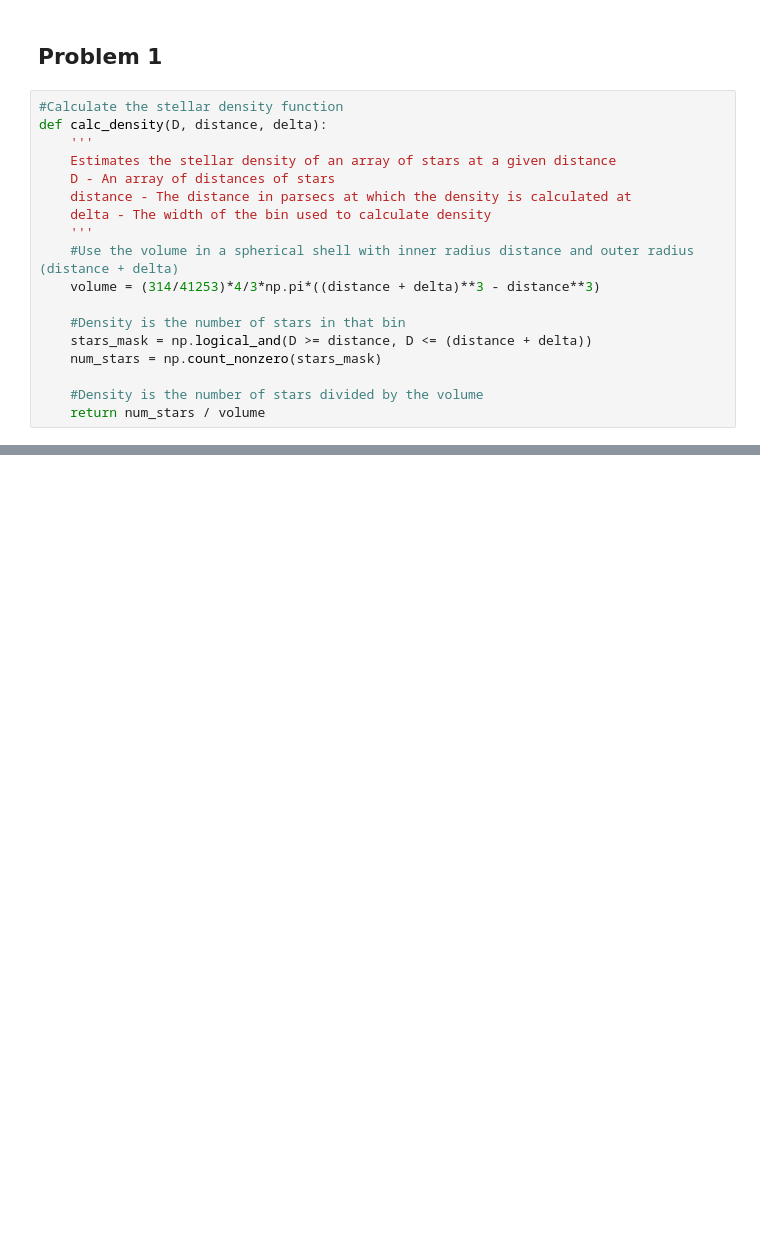
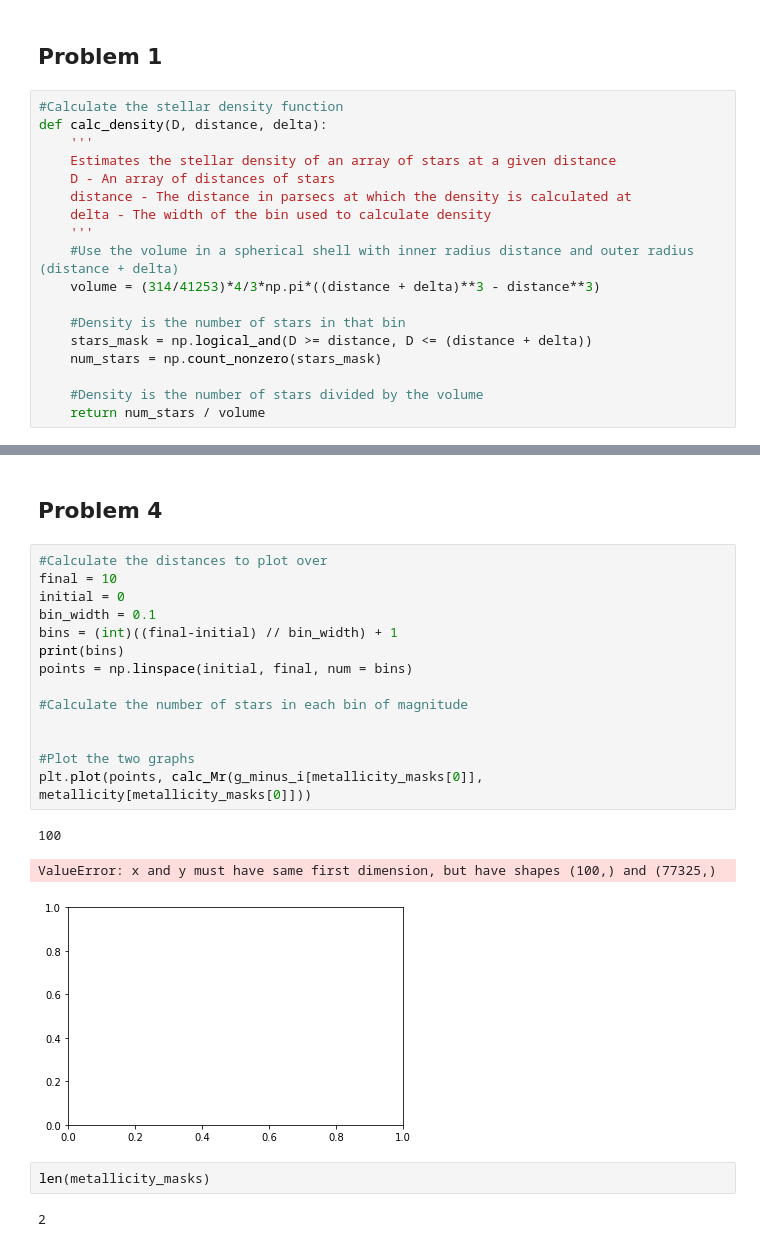
Before and after one commit to mbartlett01/AY3190, a Jupyter notebook: Research/Research_Project_Emily_Michael/Research_Notebook_Emily_Michael.ipynb, the cells around one changed output, grey strips where cells are left out. Cells and saved outputs as stored; diff of their text form; blank space fills up the shorter version.

```diff
--- a/Research/Research_Project_Emily_Michael/Research_Notebook_Emily_Michael.ipynb
+++ b/Research/Research_Project_Emily_Michael/Research_Notebook_Emily_Michael.ipynb
@@ -237,0 +276,24 @@ plt.legend(mask_names)
+# %% [markdown]
+## Problem 4
+# %%
+#Calculate the distances to plot over
+final = 10
+initial = 0
+bin_width = 0.1
+bins = (int)((final-initial) // bin_width) + 1
+print(bins)
+points = np.linspace(initial, final, num = bins)
+
+#Calculate the number of stars in each bin of magnitude
+
+
+#Plot the two graphs
+plt.plot(points, calc_Mr(g_minus_i[metallicity_masks[0]], metallicity[metallicity_masks[0]]))
+# %% [output]
+100
+ValueError: x and y must have same first dimension, but have shapes (100,) and (77325,)
+[figure, added]
+# %%
+len(metallicity_masks)
+# %% [output]
+2
```
Also changed, not shown: parts of 6 cells of this notebook.
